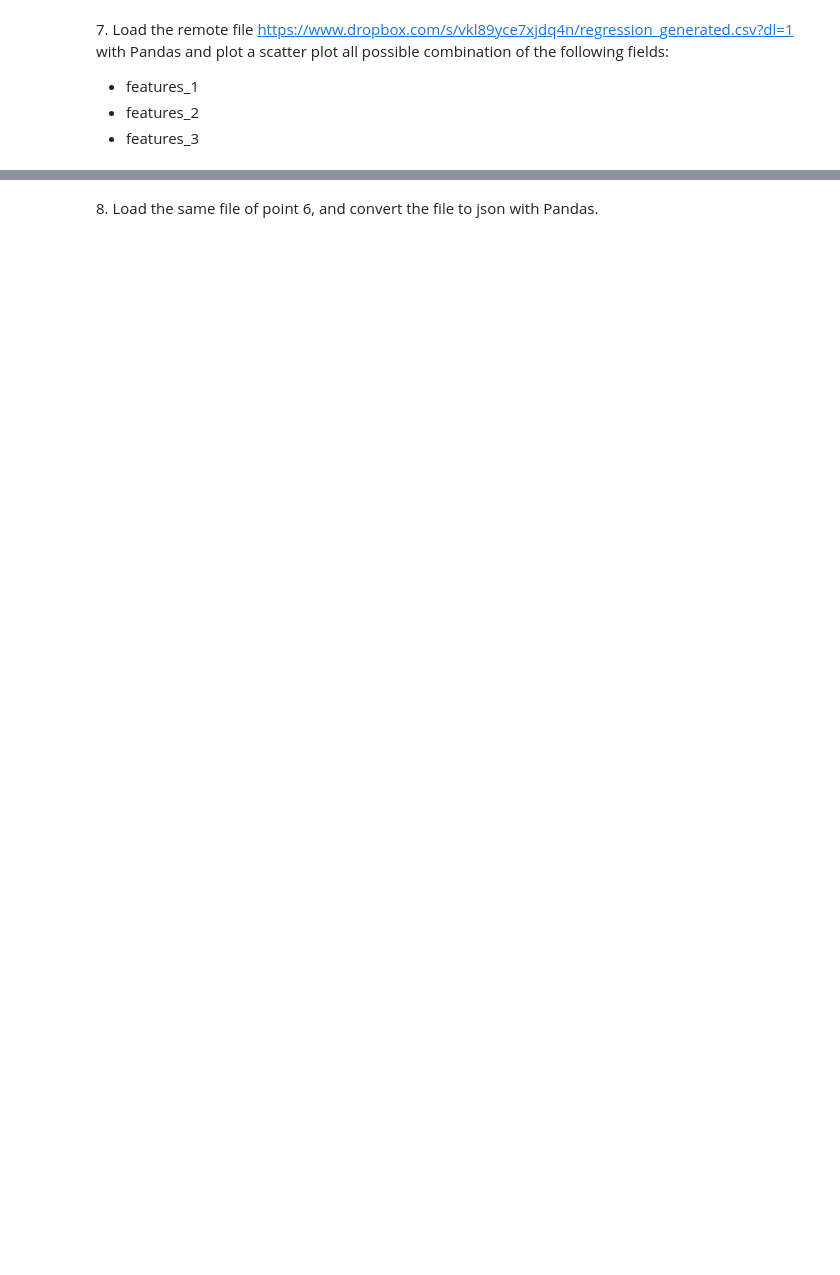
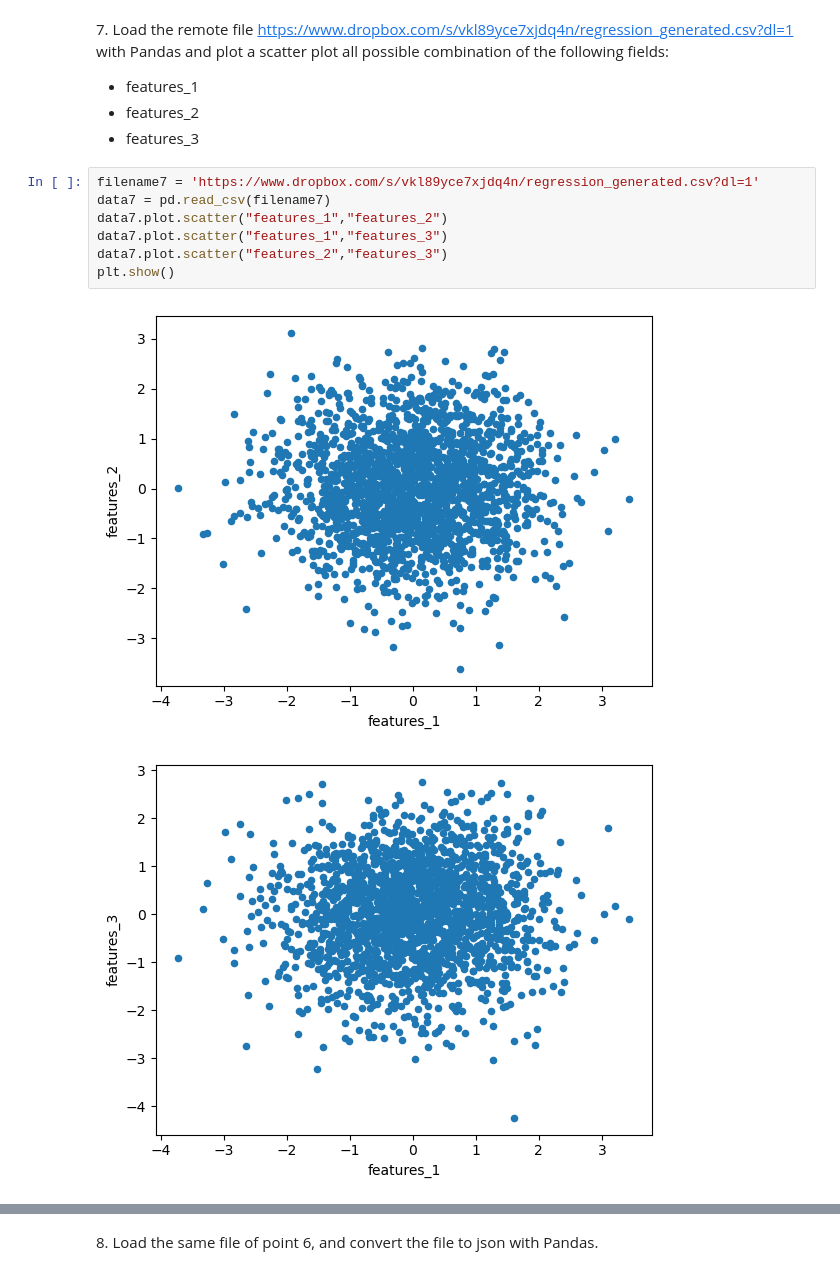
Before and after one commit to adrianorellanamontes/LaboratoryOfComputationalPhysics_Y8, a Jupyter notebook: 05ex_OSEMN.ipynb, the cells around one changed output, grey strips where cells are left out. Cells and saved outputs as stored; diff of their text form; blank space fills up the shorter version.

```diff
--- a/05ex_OSEMN.ipynb
+++ b/05ex_OSEMN.ipynb
@@ -70,3 +124,13 @@ with open("credit_card.dat", "r") as f: # We use "r" instead of "rb" because it'
   + features_1
   + features_2
   + features_3
+# %%
+filename7 = 'https://www.dropbox.com/s/vkl89yce7xjdq4n/regression_generated.csv?dl=1'
+data7 = pd.read_csv(filename7)
+data7.plot.scatter("features_1","features_2")
+data7.plot.scatter("features_1","features_3")
+data7.plot.scatter("features_2","features_3")
+plt.show()
+# %% [output]
+[figure, added]
+[figure, added]
```
Also changed, not shown: parts of 7 cells of this notebook, 5 other files.
